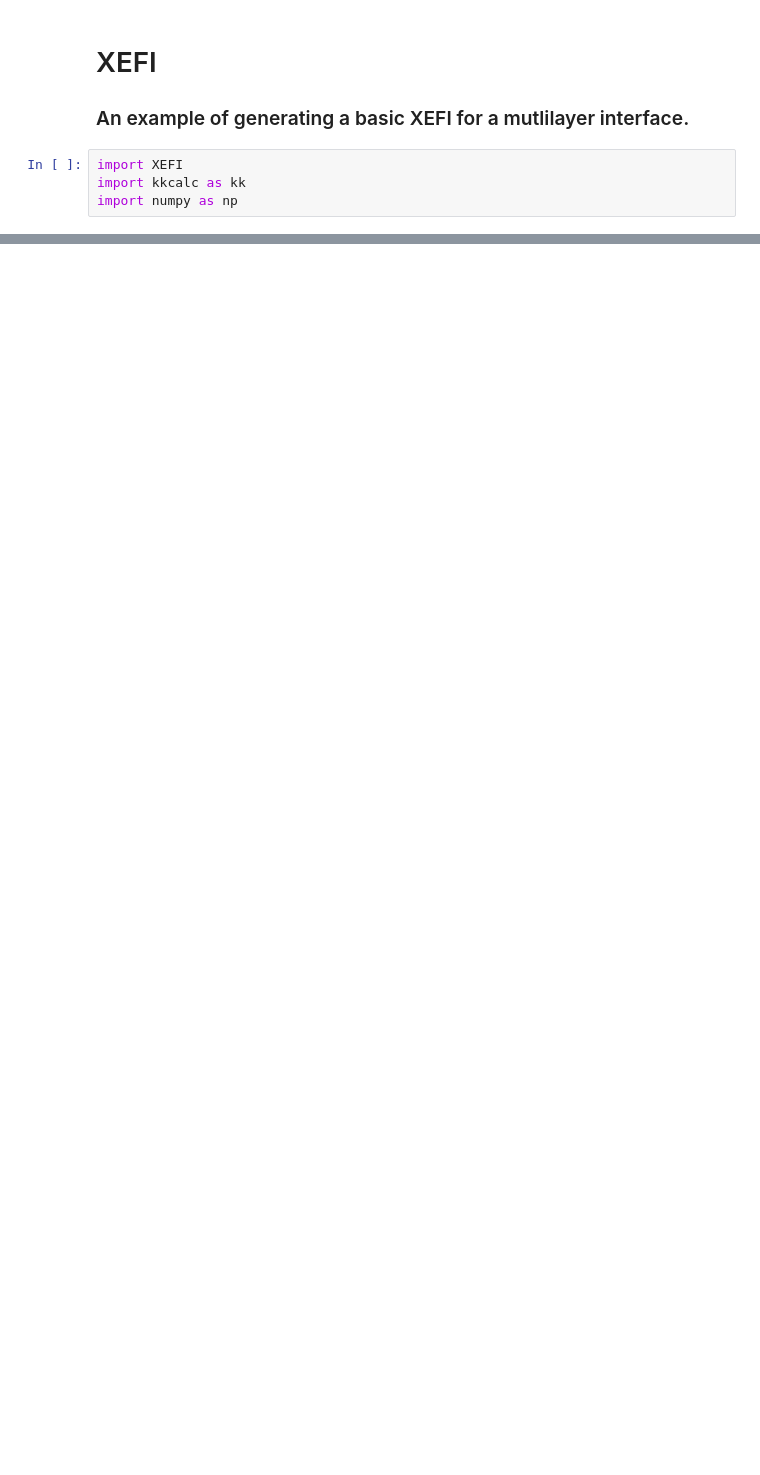
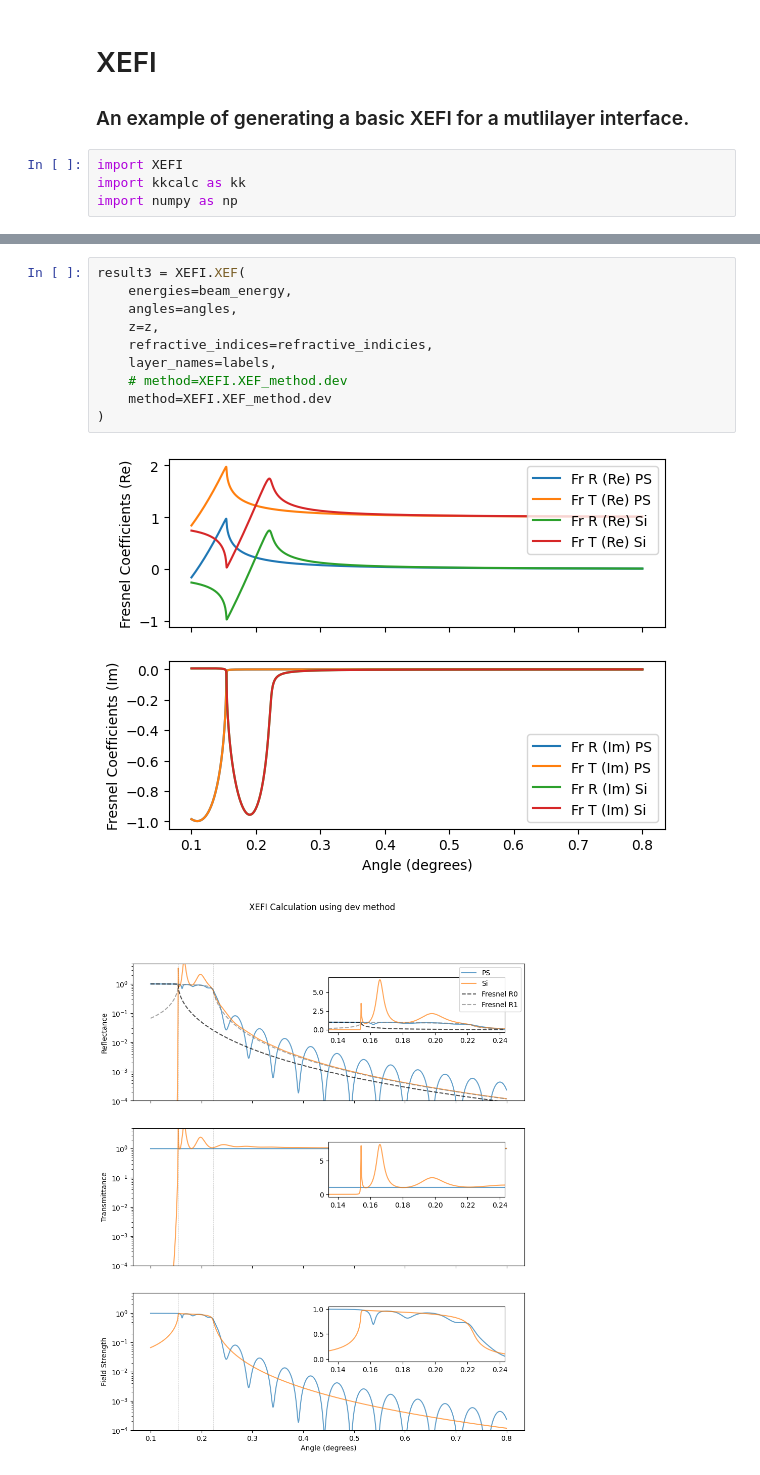
Before and after one commit to xraysoftmat/XEFI, a Jupyter notebook: examples/XEFI_basic.ipynb, the cells around one changed output, grey strips where cells are left out. Drawn from its saved outputs; the diff is of its cells as text; blank space fills up the shorter version.

```diff
--- a/examples/XEFI_basic.ipynb
+++ b/examples/XEFI_basic.ipynb
@@ -74,2 +71,15 @@ result = XEFI.XEF(
+# %%
+result3 = XEFI.XEF(
+    energies=beam_energy,
+    angles=angles,
+    z=z,
+    refractive_indices=refractive_indicies,
+    layer_names=labels,
+    # method=XEFI.XEF_method.dev
+    method=XEFI.XEF_method.dev
+)
+# %% [output]
+[figure, added]
+[figure, added]
 # %%
 z_vals = np.linspace(200, -1000, 1000)
```
Also changed, not shown: parts of 7 cells of this notebook, 4 other files.
